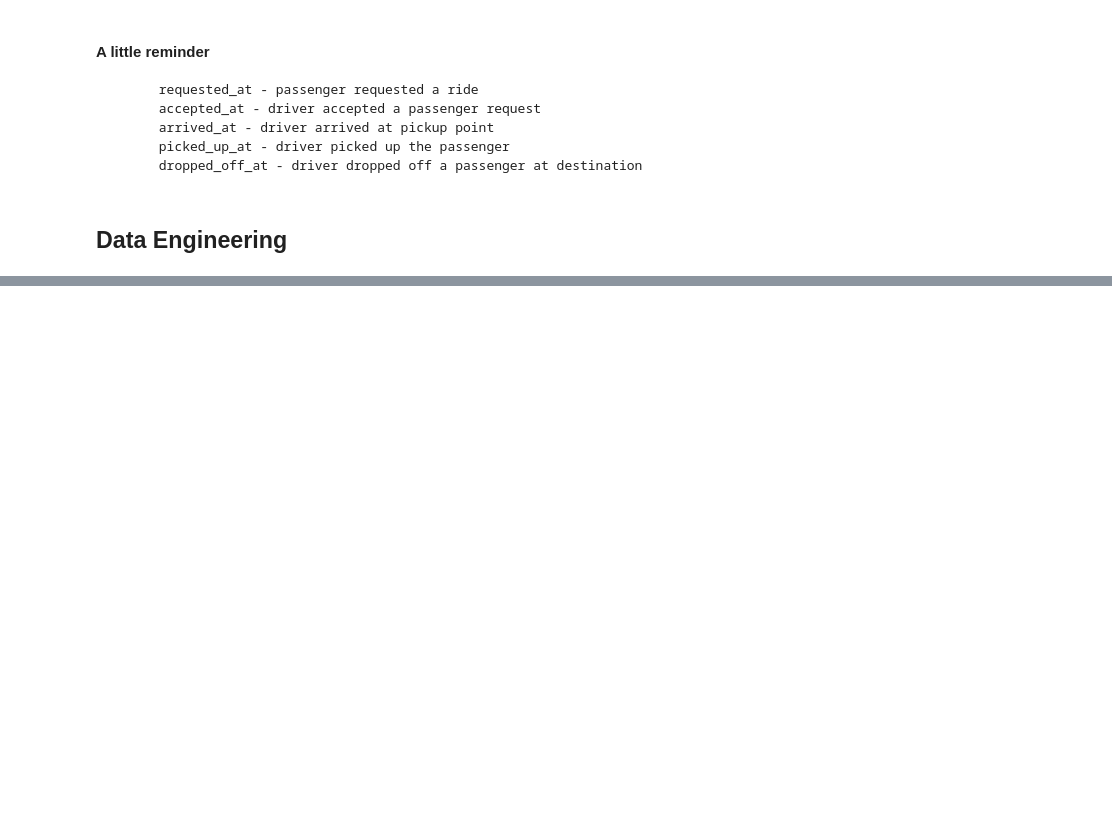
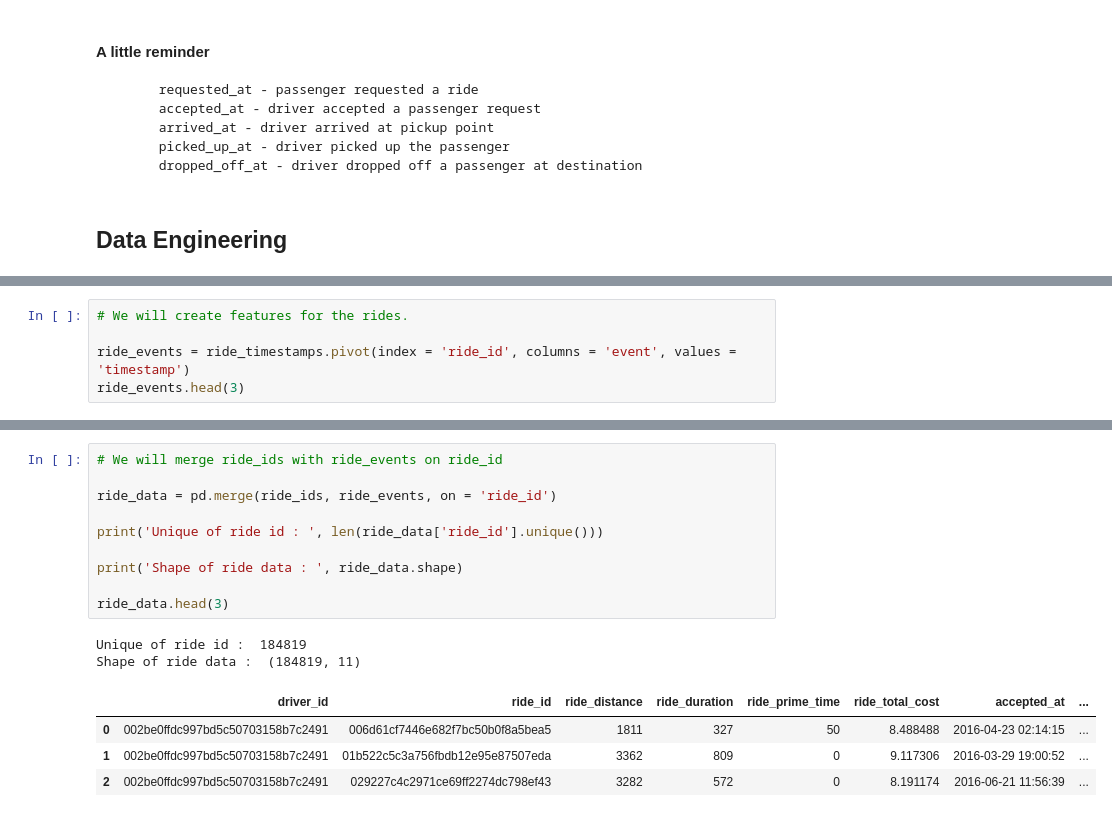
Before and after one commit to tugceturkkal/Data-Projects, a Jupyter notebook: LYFT - Driver Lifetime Value.ipynb, the cells around one changed output, grey strips where cells are left out. Saved outputs shown, nothing was run; the diff lists cells and outputs as text; blank space fills up the shorter version.

```diff
--- a/LYFT - Driver Lifetime Value.ipynb
+++ b/LYFT - Driver Lifetime Value.ipynb
@@ -258,3 +260,8 @@ ride_ids.head(3)
 | 0 | 002be0ffdc997bd5c50703158b7c2491 | 006d61cf7446e682f7bc50b0f8a5bea5 | 1811 | 327 | 50 | 8.488488 |
 | 1 | 002be0ffdc997bd5c50703158b7c2491 | 01b522c5c3a756fbdb12e95e87507eda | 3362 | 809 | 0 | 9.117306 |
 | 2 | 002be0ffdc997bd5c50703158b7c2491 | 029227c4c2971ce69ff2274dc798ef43 | 3282 | 572 | 0 | 8.191174 |
+# %%
+# We will create features for the rides.
+
+ride_events = ride_timestamps.pivot(index = 'ride_id', columns = 'event', values = 'timestamp')
+ride_events.head(3)
@@ -260,0 +274,17 @@ ride_ids.head(3)
+# %%
+# We will merge ride_ids with ride_events on ride_id
+
+ride_data = pd.merge(ride_ids, ride_events, on = 'ride_id')
+
+print('Unique of ride id : ', len(ride_data['ride_id'].unique()))
+
+print('Shape of ride data : ', ride_data.shape)
+
+ride_data.head(3)
+# %% [output]
+Unique of ride id :  184819
+Shape of ride data :  (184819, 11)
+|  | driver_id | ride_id | ride_distance | ride_duration | ride_prime_time | ride_total_cost | accepted_at | ... |
+| 0 | 002be0ffdc997bd5c50703158b7c2491 | 006d61cf7446e682f7bc50b0f8a5bea5 | 1811 | 327 | 50 | 8.488488 | 2016-04-23 02:14:15 | ... |
+| 1 | 002be0ffdc997bd5c50703158b7c2491 | 01b522c5c3a756fbdb12e95e87507eda | 3362 | 809 | 0 | 9.117306 | 2016-03-29 19:00:52 | ... |
+| 2 | 002be0ffdc997bd5c50703158b7c2491 | 029227c4c2971ce69ff2274dc798ef43 | 3282 | 572 | 0 | 8.191174 | 2016-06-21 11:56:39 | ... |
```
Also changed, not shown: parts of 14 cells of this notebook.
